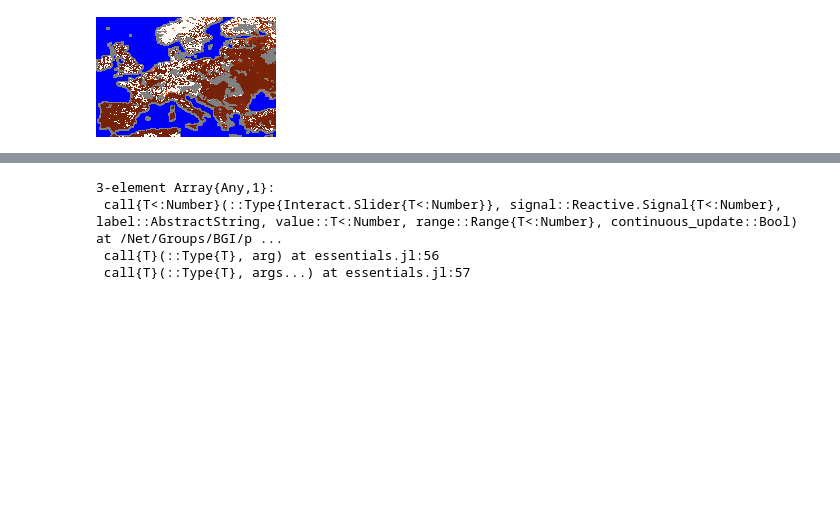
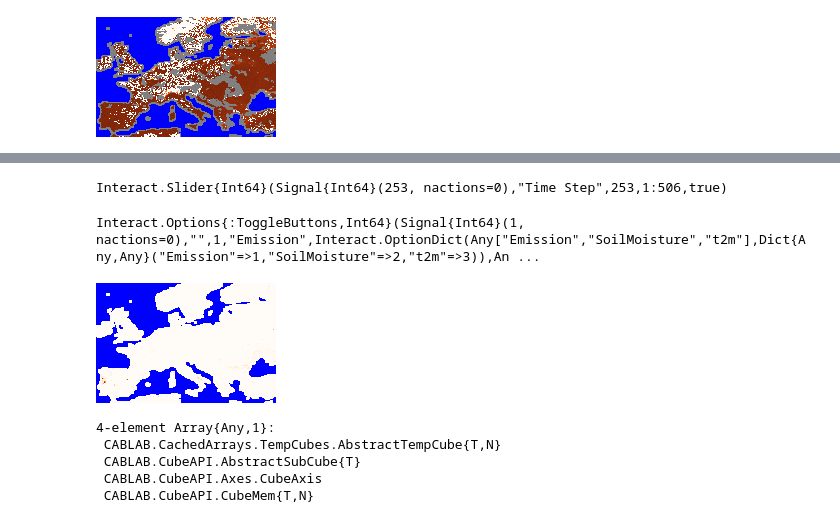
Before and after one commit to JuliaDataCubes/YAXArrays.jl, a Jupyter notebook: NoteBooks/User Story 1.ipynb, the cells around one changed output, grey strips where cells are left out. Saved outputs shown, nothing was run; the diff lists cells and outputs as text; code cells hidden in the pictures; blank space fills up the shorter version.

```diff
--- a/NoteBooks/User Story 1.ipynb
+++ b/NoteBooks/User Story 1.ipynb
@@ -90,7 +89,14 @@ Interact.Slider{Int64}(Signal{Int64}(5, nactions=1),"Hallo",5,1:10,true)
-# %%
-methods(Interact.Slider)
-# %% [output]
-3-element Array{Any,1}:
- call{T<:Number}(::Type{Interact.Slider{T<:Number}}, signal::Reactive.Signal{T<:Number}, label::AbstractString, value::T<:Number, range::Range{T<:Number}, continuous_update::Bool) at /Net/Groups/BGI/p ...
- call{T}(::Type{T}, arg) at essentials.jl:56
- call{T}(::Type{T}, args...) at essentials.jl:57
+# %%
+plotMAP(cdata)
+# %% [output]
+Interact.Slider{Int64}(Signal{Int64}(253, nactions=0),"Time Step",253,1:506,true)
+Interact.Options{:ToggleButtons,Int64}(Signal{Int64}(1, nactions=0),"",1,"Emission",Interact.OptionDict(Any["Emission","SoilMoisture","t2m"],Dict{Any,Any}("Emission"=>1,"SoilMoisture"=>2,"t2m"=>3)),An ...
+[figure, added]
+# %%
+subtypes(CABLAB.CubeAPI.AbstractCubeData)
+# %% [output]
+4-element Array{Any,1}:
+ CABLAB.CachedArrays.TempCubes.AbstractTempCube{T,N}
+ CABLAB.CubeAPI.AbstractSubCube{T}
+ CABLAB.CubeAPI.Axes.CubeAxis
+ CABLAB.CubeAPI.CubeMem{T,N}
```
Also changed, not shown: parts of 15 cells of this notebook, 11 other files.
